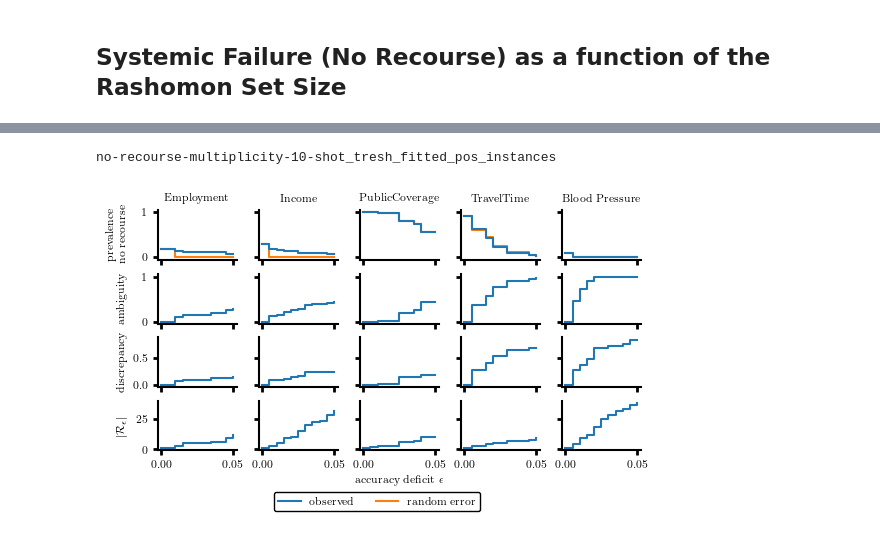
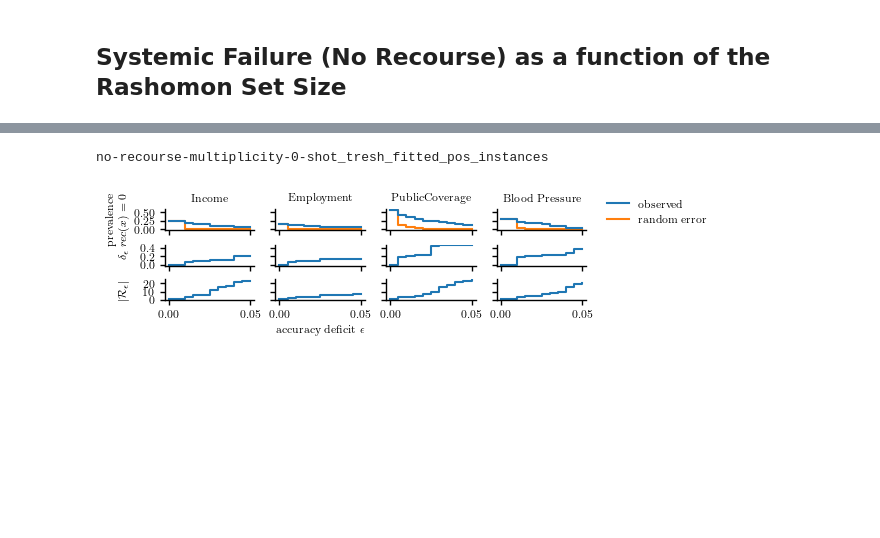
Before and after one commit to milagorecki/monoculture-multiplicity-paper, a Jupyter notebook: notebooks/paper/no_recourse.ipynb, the cells around one changed output, grey strips where cells are left out. Drawn from its saved outputs; the diff is of its cells as text; code cells hidden in the pictures; blank space fills up the shorter version.

```diff
--- a/notebooks/paper/no_recourse.ipynb
+++ b/notebooks/paper/no_recourse.ipynb
@@ -50,9 +46,9 @@ tasks ('ACSIncome', 'ACSEmployment', 'ACSTravelTime', 'ACSPublicCoverage', 'BRFS
 # %%
-data = None
+data_all = None
 # %% [markdown]
 ## Load predictions
 # %%
-num_shots = 10
+num_shots = 0
 threshold_fitted = 1
 
 df = pd.read_csv(results_df_path)
@@ -279,6 +319,7 @@ for task in sorted(TASKS):
         by="accuracy", ascending=False
     )
     top_acc = df_task_sorted_by_acc.iloc[0]["accuracy"].item()
+    top_model = df_task_sorted_by_acc.iloc[0]["model"]
     max_eps = 0.05
     y_true = data[task][1]
     const_acc = max((y_true == 1).sum(), (y_true == 0).sum()) / y_true.shape[0]
@@ -317,8 +358,8 @@ for task in sorted(TASKS):
             )
             no_recourse_at_random.append(poisson_binom_agreement(baseline_rate=tp_rates, k=0))
             num_models.append(len(models))
-            ambiguities.append(get_ambiguity(filtered_df))
-            discrepancies.append(get_discrepancy(filtered_df))
+            ambiguities.append(get_ambiguity(h0_predictions=filtered_df[top_model], predictions=filtered_df))
+            discrepancies.append(get_discrepancy(h0_predictions=filtered_df[top_model], predictions=filtered_df))
 
     if predictions[task].shape[1] > 0:
         no_recourse[task] = {
@@ -353,15 +413,25 @@ BRFSS_Blood_Pressure {'eps': array([0.   , 0.005, 0.01 , 0.015, 0.02 , 0.025, 0.
 # %%
-tasks_to_plot = ['ACSIncome', 'ACSEmployment', 'BRFSS_Blood_Pressure'] #sorted(TASKS) #
+tasks_to_plot = [task for task in TASKS if task not in ['BRFSS_Diabetes','ACSMobility', 'ACSTravelTime']]  # ['ACSIncome', 'ACSEmployment', 'BRFSS_Blood_Pressure']
+measures = ["no_recourse",
+            # "ambiguity",
+            "discrepancy",
+            "$|\mathcal{R_\epsilon}|$"]
+
+default_width = plt.rcParams['figure.figsize'][0] * 0.9
+custom_height = 1.5 #plt.rcParams['figure.figsize'][1]
 
 fig, axs = plt.subplots(
-    4,
+    len(measures),
     len(tasks_to_plot),
+    figsize=(default_width, custom_height),
     constrained_layout=True,
     sharey="row",
     sharex=True
 )
 
-for m, measure in enumerate(["no_recourse", "ambiguity", "discrepancy", "$|\mathcal{R_\epsilon}|$"]):
+for m, measure in enumerate(measures):
+    ymin=100
+    ymax=0
     for t, task in enumerate(tasks_to_plot):
         if len(no_recourse[task]) > 0:
             if m == 0:
@@ -394,14 +464,19 @@ for m, measure in enumerate(["no_recourse", "ambiguity", "discrepancy", "$|\math
         else:
             axs[m, t].set_axis_off()
         axs[0,t].set_title(task.replace("ACS", "").replace("BRFSS", "").replace("_", " "))
-    if m==0:
-        axs[0,0].set_ylabel("prevalence\n no recourse")
+    if measure=='no_recourse':
+        axs[m,0].set_ylabel("prevalence\n" "$rec(x)=0$")
+    elif measure== 'discrepancy':
+        axs[m,0].set_ylabel("$\delta_{\epsilon}$")
     else:
         axs[m,0].set_ylabel(measure)
+    #yticks = np.linspace(ymin, ymax, num=4)
+    #axs[m,0].set_yticks(yticks, [f"{tick:.2f}" for tick in yticks])
+
 # axs[0].legend()
-axs[-1,len(tasks_to_plot) // 2].set_xlabel(r"accuracy deficit $\epsilon$")
-# xticks = np.linspace(no_recourse[task]["eps"].min(), no_recourse[task]["eps"].max(), num=3)
-# axs[0,0].set_xticks(xticks, [f"{tick:.2}" for tick in xticks])
+axs[-1,len(tasks_to_plot) // 2-1].set_xlabel(r"accuracy deficit $\epsilon$")
+for ax in axs.flat:
+    ax.yaxis.set_major_locator(ticker.MaxNLocator(nbins=3, prune='both'))
 
 fig.align_ylabels(axs[:, 0])
 # legend
@@ -416,36 +491,36 @@ ordered_labels = [label for label in desired_order if label in unique]
 ordered_handles = [unique[label] for label in ordered_labels]
 # positioning
 # get the bottom-most y-position among all axes
 lowest_ax_y = min([ax.get_position().y0 for ax in axs.flat])
 
 fig.legend(
     ordered_handles,
     ordered_labels,
-    loc="lower center",
-    ncol=len(labels),
-    bbox_to_anchor=(0.5, lowest_ax_y-0.2),
-    frameon=True,  # show box
+    loc="upper left",
+    # ncol=len(labels),
+    bbox_to_anchor=(1.0, 1.0),
+    frameon=False,  # show box
     framealpha=1.0,  # opacity of box
     edgecolor="black",  # border color
     fancybox=True,
 )  # rounded corners)
 # plt.legend(handles, labels, loc="upper left", bbox_to_anchor=(1.0, 1.0))
 
 file_name = "".join(
     [
         f"no-recourse-multiplicity-{num_shots}-shot",
         "_tresh_fitted" if threshold_fitted == 1 else "",
         "_better_const" if restrict_to_better_const else "",
         "_pos_instances" if restrict_to_positive_label else "",
         "_neg_instances" if restrict_to_negative_label else "",
     ]
 )
 for ending in [".png", ".pdf"]:
     plt.savefig(FIGURES_ROOT_DIR / (file_name + ending))
     plt.savefig(FIGURES_PAPER_DIR / (file_name + ending))
 print(file_name)
 
 plt.show()
 # %% [output]
-no-recourse-multiplicity-10-shot_tresh_fitted_pos_instances
+no-recourse-multiplicity-0-shot_tresh_fitted_pos_instances
-[figure, old version]
+[figure, new version]
```
Also changed, not shown: parts of 32 cells of this notebook, 6 other files.
